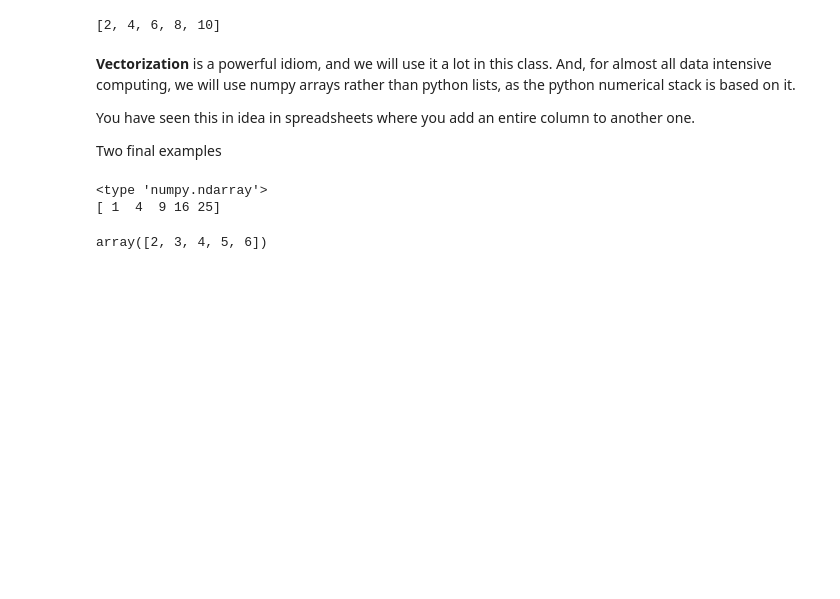
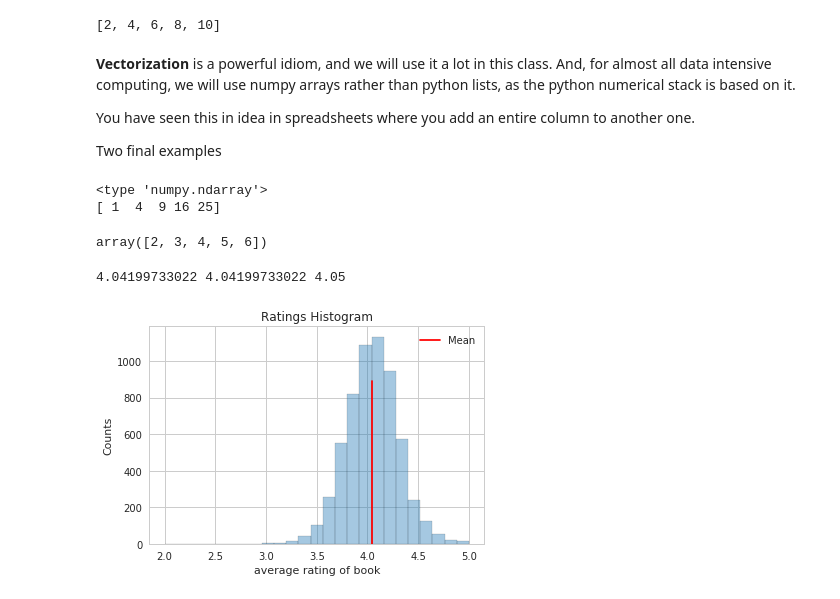
Before and after one commit to Rhyfelt/2015lab1, a Jupyter notebook: Lab1-pythonpandas.ipynb, the cells around one changed output. Drawn from its saved outputs; the diff is of its cells as text; code cells hidden in the pictures; blank space fills up the shorter version.

```diff
--- a/Lab1-pythonpandas.ipynb
+++ b/Lab1-pythonpandas.ipynb
@@ -418,3 +428,20 @@ print a*b
 a+1
 # %% [output]
 array([2, 3, 4, 5, 6])
+# %%
+sns.set_context("notebook")
+meanrat=df.rating.mean()
+
+#you can get means and medians in different ways
+print meanrat, np.mean(df.rating), df.rating.median()
+with sns.axes_style("whitegrid"):
+    df.rating.hist(bins=25, alpha=0.4, ec='black');
+    plt.axvline(meanrat, 0, 0.75, color='r', label='Mean')
+    plt.xlabel("average rating of book")
+    plt.ylabel("Counts")
+    plt.title("Ratings Histogram")
+    plt.legend()
+    #sns.despine()
+# %% [output]
+4.04199733022 4.04199733022 4.05
+[figure, added]
```
Also changed, not shown: parts of 3 cells of this notebook, 2 other files.
